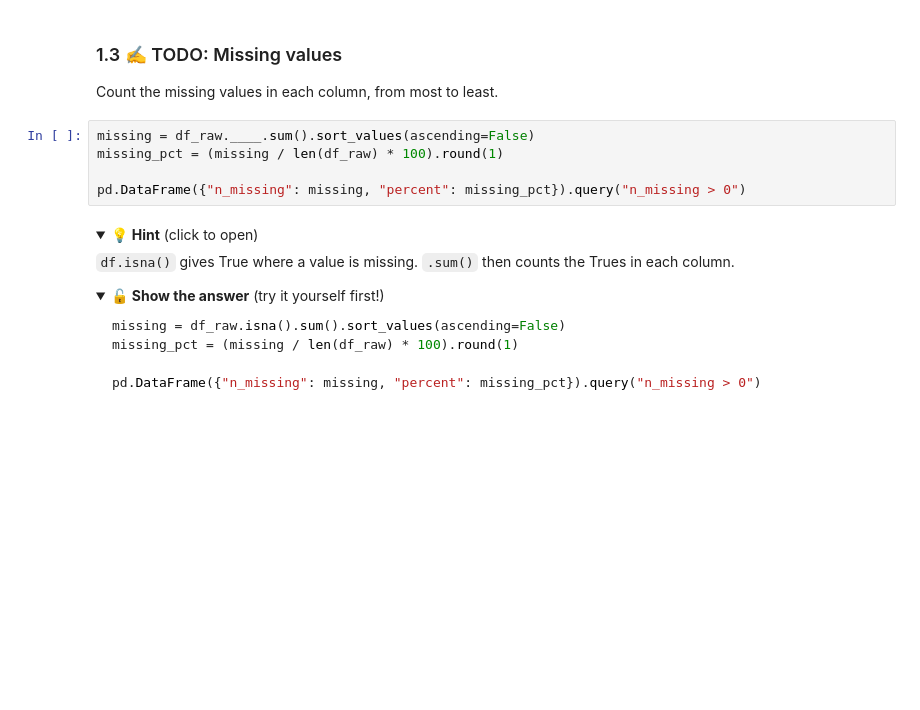
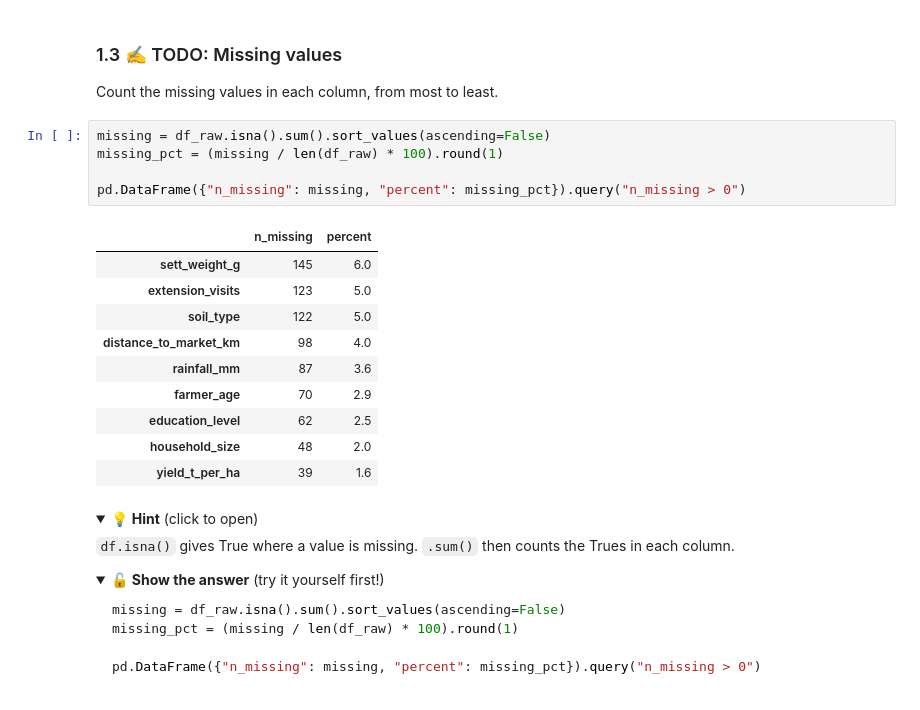
Before and after one commit to ofugocho/NSUK-DS-GROUP-03, a Jupyter notebook: notebooks/group_project.ipynb, the cells around one changed output. Saved outputs shown, nothing was run; the diff lists cells and outputs as text; folded sections open; blank space fills up the shorter version.

Commit message:
Add data audit: missing values, duplicates, inconsistent categories

```diff
--- a/notebooks/group_project.ipynb
+++ b/notebooks/group_project.ipynb
@@ -167,10 +202,21 @@ df_raw.describe().T.round(2)
 ### 1.3 ✍️ TODO: Missing values
 Count the missing values in each column, from most to least.
 # %%
-missing = df_raw.____.sum().sort_values(ascending=False)
+missing = df_raw.isna().sum().sort_values(ascending=False)
 missing_pct = (missing / len(df_raw) * 100).round(1)
 
 pd.DataFrame({"n_missing": missing, "percent": missing_pct}).query("n_missing > 0")
+# %% [output]
+|  | n_missing | percent |
+| sett_weight_g | 145 | 6.0 |
+| extension_visits | 123 | 5.0 |
+| soil_type | 122 | 5.0 |
+| distance_to_market_km | 98 | 4.0 |
+| rainfall_mm | 87 | 3.6 |
+| farmer_age | 70 | 2.9 |
+| education_level | 62 | 2.5 |
+| household_size | 48 | 2.0 |
+| yield_t_per_ha | 39 | 1.6 |
 # %% [markdown]
 <details><summary>💡 <b>Hint</b> (click to open)</summary>
 
```
Also changed, not shown: parts of 12 cells of this notebook.
